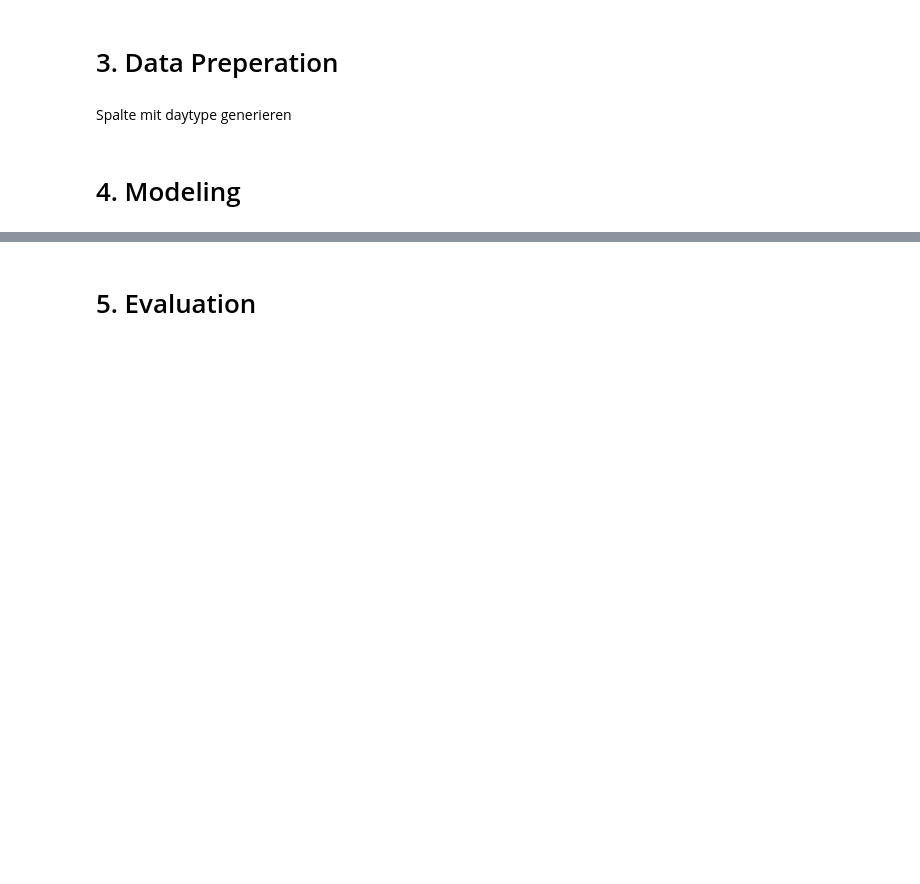
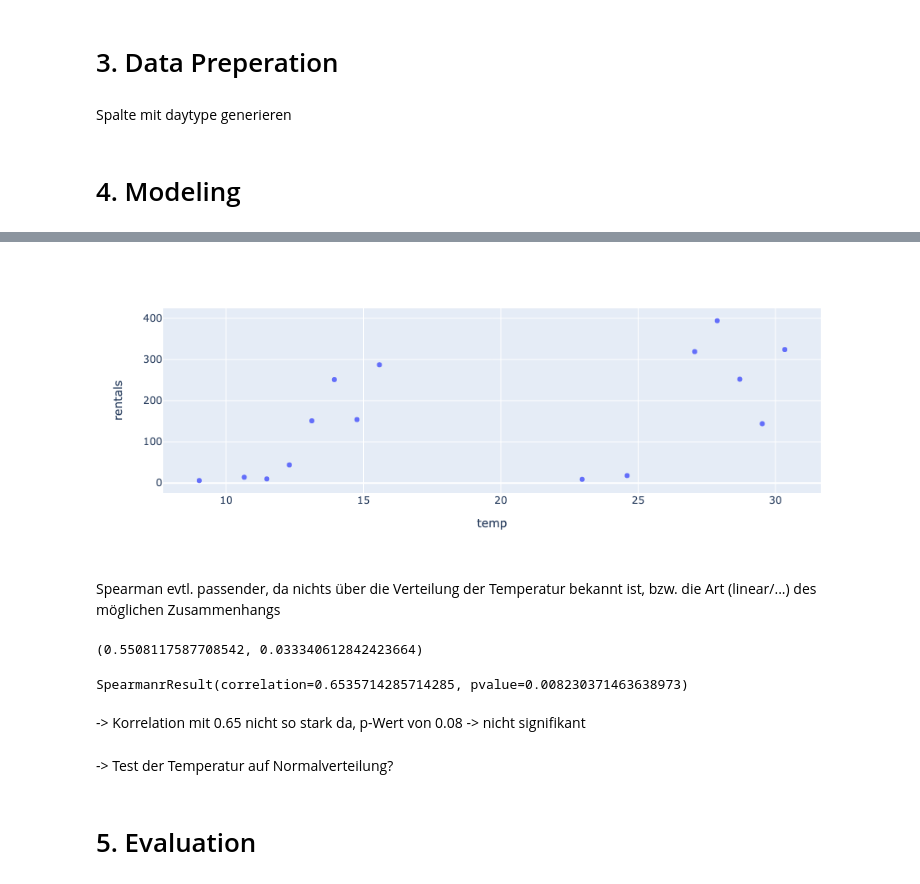
Before and after one commit to MarcWoerner/dabi-1, a Jupyter notebook: EDA_DABI.ipynb, the cells around one changed output, grey strips where cells are left out. Cells and saved outputs as stored; diff of their text form; code cells hidden in the pictures; blank space fills up the shorter version.

```diff
--- a/EDA_DABI.ipynb
+++ b/EDA_DABI.ipynb
@@ -70,0 +109,4 @@ df['ym-date'] = df.datetime.dt.strftime('%Y-%m')
+# %%
+df_slice = df[(df.holiday == 1) & (df.registered_customer == 0)]
+# %%
+dates_above_35 = df_slice.groupby(df_slice.datetime.dt.date).max().query("windspeed > 35")[["datetime"]]
@@ -70,0 +118,3 @@ df['ym-date'] = df.datetime.dt.strftime('%Y-%m')
+# %%
+df_temp_rentals = df_slice_full.groupby("temp").agg({"datetime":"count"}).reset_index().rename({"datetime":"rentals"}, axis=1)
+df_temp_rentals
@@ -71,2 +138,20 @@ df['ym-date'] = df.datetime.dt.strftime('%Y-%m')
+# %%
+px.scatter(df_temp_rentals, x="temp", y="rentals")
+# %% [output]
+[figure, added]
+# %% [markdown]
+Spearman evtl. passender, da nichts über die Verteilung der Temperatur bekannt ist, bzw. die Art (linear/...) des möglichen Zusammenhangs
+# %%
+pearsonr(df_temp_rentals["temp"], df_temp_rentals["rentals"])
+# %% [output]
+(0.5508117587708542, 0.033340612842423664)
+# %%
+spearmanr(df_temp_rentals["temp"], df_temp_rentals["rentals"])
+# %% [output]
+SpearmanrResult(correlation=0.6535714285714285, pvalue=0.008230371463638973)
+# %% [markdown]
+-> Korrelation mit 0.65 nicht so stark da, p-Wert von 0.08 -> nicht signifikant
+# %% [markdown]
+-> Test der Temperatur auf Normalverteilung?
 # %% [markdown]
 # 5. Evaluation
```
Also changed, not shown: parts of 12 cells of this notebook, 1 other file.
